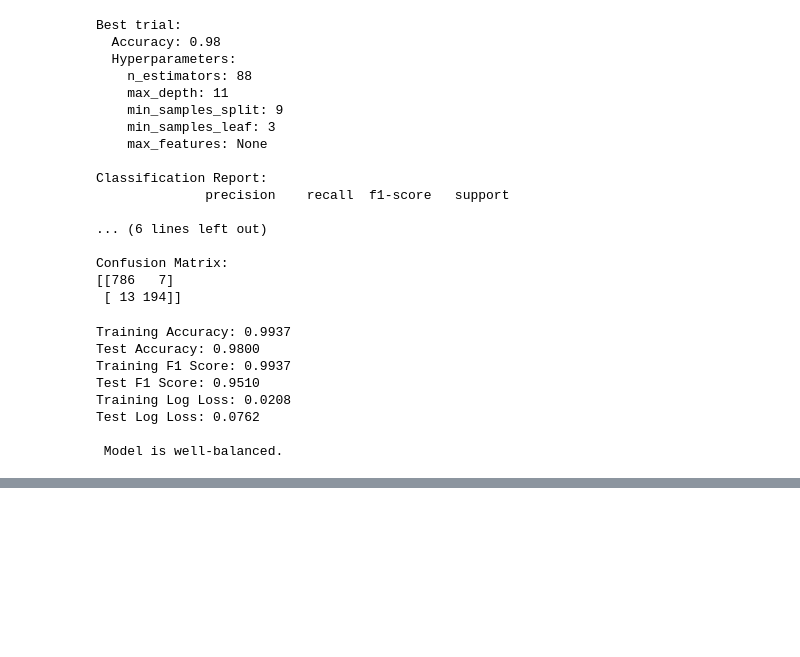
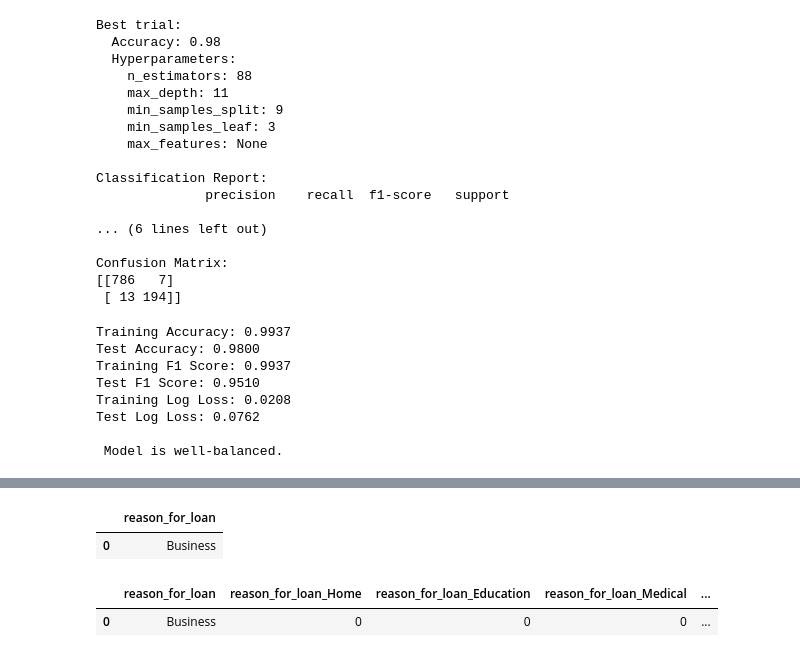
Before and after one commit to parthiban1417/gig_loan_approval_predictor, a Jupyter notebook: notebooks/research.ipynb, the cells around one changed output, grey strips where cells are left out. Drawn from its saved outputs; the diff is of its cells as text; code cells hidden in the pictures; blank space fills up the shorter version.

```diff
--- a/notebooks/research.ipynb
+++ b/notebooks/research.ipynb
@@ -899,0 +1016,18 @@ Test Log Loss: 0.0762
+# %%
+df
+# %% [output]
+|  | reason_for_loan |
+| 0 | Business |
+# %%
+df=pd.DataFrame()
+# %%
+REASONS_FOR_LOAN = ['Home', 'Education', 'Medical', 'Business', 'Debt Consolidation','Others']
+# === Step 2: One-Hot Encoding for 'Reason for Loan' ===
+selected_reason = df['reason_for_loan'].iloc[0]
+for reason in REASONS_FOR_LOAN:
+    df[f'reason_for_loan_{reason}'] = 1 if reason == selected_reason else 0
+# %%
+df
+# %% [output]
+|  | reason_for_loan | reason_for_loan_Home | reason_for_loan_Education | reason_for_loan_Medical | ... |
+| 0 | Business | 0 | 0 | 0 | ... |
```
Also changed, not shown: parts of 11 cells of this notebook, 23 other files.
